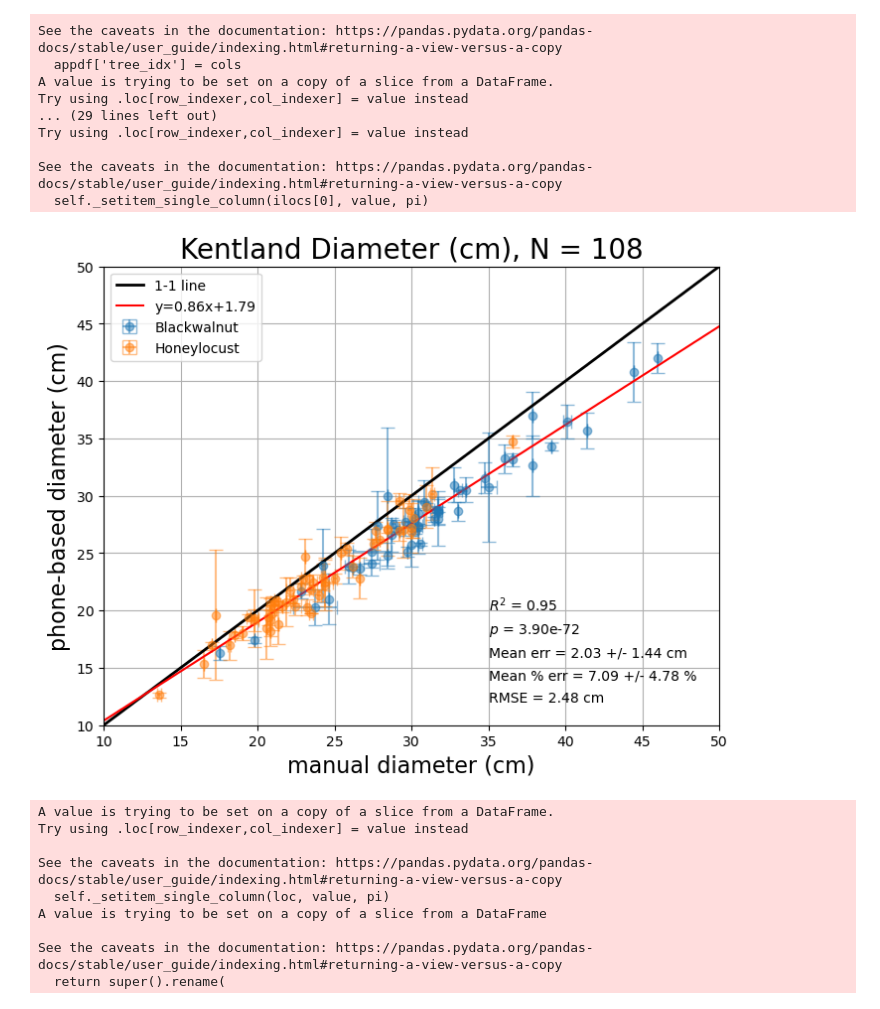
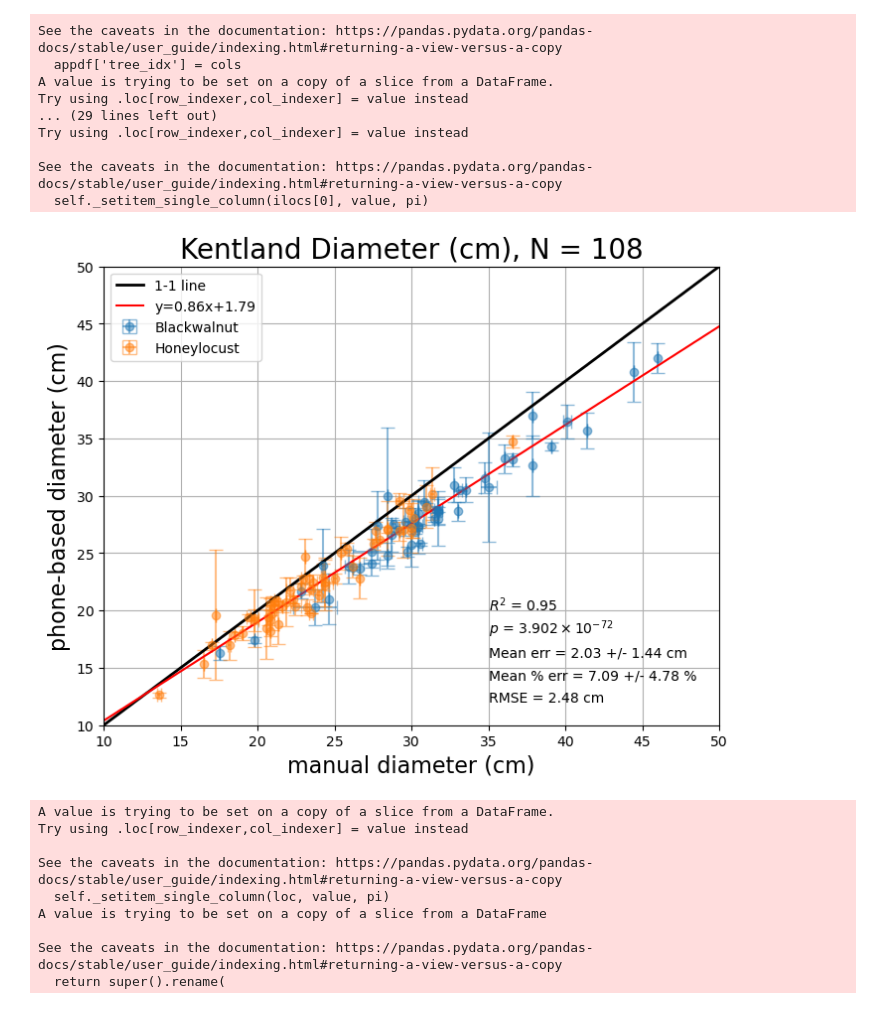
Before and after one commit to WorkingTrees/SamplingPaper, a Jupyter notebook: code/compile_process_analyze_FIN.ipynb, the cells around one changed output. Saved outputs shown, nothing was run; the diff lists cells and outputs as text; code cells hidden in the pictures.

Commit message:
add scientific notation to plots

```diff
--- a/code/compile_process_analyze_FIN.ipynb
+++ b/code/compile_process_analyze_FIN.ipynb
@@ -15,6 +15,24 @@ import matplotlib.patches as mpatches
 from scipy import stats
 from statsmodels.stats import weightstats
 from matplotlib.lines import Line2D
+
+# Helper
+def sci_notation(num, decimal_digits=3, precision=None, exponent=None):
+    """
+    Returns a string representation of the scientific
+    notation of the given number formatted for use with
+    LaTeX or Mathtext, with specified number of significant
+    decimal digits and precision (number of decimal digits
+    to show). The exponent to be used can also be specified
+    explicitly.
+    """
+    if exponent is None:
+        exponent = int(np.floor(np.log10(abs(num))))
+    coeff = round(num / float(10**exponent), decimal_digits)
+    if precision is None:
+        precision = decimal_digits
+
+    return r"${0:.{2}f}\times10^{{{1:d}}}$".format(coeff, exponent, precision)
 # %% [markdown]
 # Catawba [05/22]
 # %%
@@ -264,35 +282,35 @@ ax.plot([0,300],[0,300],'k-', lw=2, label = '1-1 line')
 slope, intercept, r_value, p_value, std_err = stats.linregress(appdf_mean['man mean'].astype(float), appdf_mean['app mean'])
 
 # Mean absolute error
 mae = np.nanmean((appdf_mean['man mean'] - appdf_mean['app mean']))
 mae_std = np.nanstd((appdf_mean['man mean'] - appdf_mean['app mean']))
 mape = np.nanmean(((appdf_mean['man mean'] - appdf_mean['app mean']) / appdf_mean['man mean'])) * 100
 mape_std = np.nanstd(((appdf_mean['man mean'] - appdf_mean['app mean']) / appdf_mean['man mean'])) * 100
 rmse = ((appdf_mean['man mean'] - appdf_mean['app mean']) ** 2).mean() ** .5
 
 # regression line
 line = slope*np.linspace(0,300)+ intercept
 plt.plot(np.linspace(0,300), line, 'r', label='y={:.2f}x+{:.2f}'.format(slope,intercept))
 plt.annotate("$R^2$ = {}".format(str(round(r_value**2,2))), [35,20])
-plt.annotate("$p$ = {:.2e}".format(p_value), [35,18])
+plt.annotate("$p$ = {}".format(sci_notation(p_value)), [35,18])
 plt.annotate("Mean err = {} +/- {} cm".format(str(round(mae,2)),str(round(mae_std,2))), [35,16])
 plt.annotate("Mean % err = {} +/- {} %".format(str(round(mape,2)),str(round(mape_std,2))), [35,14])
 plt.annotate("RMSE = {} cm".format(str(round(rmse,2))), [35,12])
 
 ax.legend()
 ax.set_xlim(10,50)
 ax.set_ylim(10,50)
 
 plt.xlabel("manual diameter (cm)", size = 16)
 plt.ylabel("phone-based diameter (cm)", size = 16)
 
 
 titlestr = "Kentland Diameter (cm), N = {}".format(str(108))
 plt.title(titlestr, size = 20)
 plt.grid()
 plt.show()
 # %% [output]
-[figure, old version]
+[figure, new version]
 # %%
 # Load the manual dataframes
 mandf1 = pd.read_excel("../data/manual/10_2022/Working Tree Kentland 2022_SP.xlsx", sheet_name = "Kentland 1")
```
Also changed, not shown: parts of 1 cell of this notebook.
